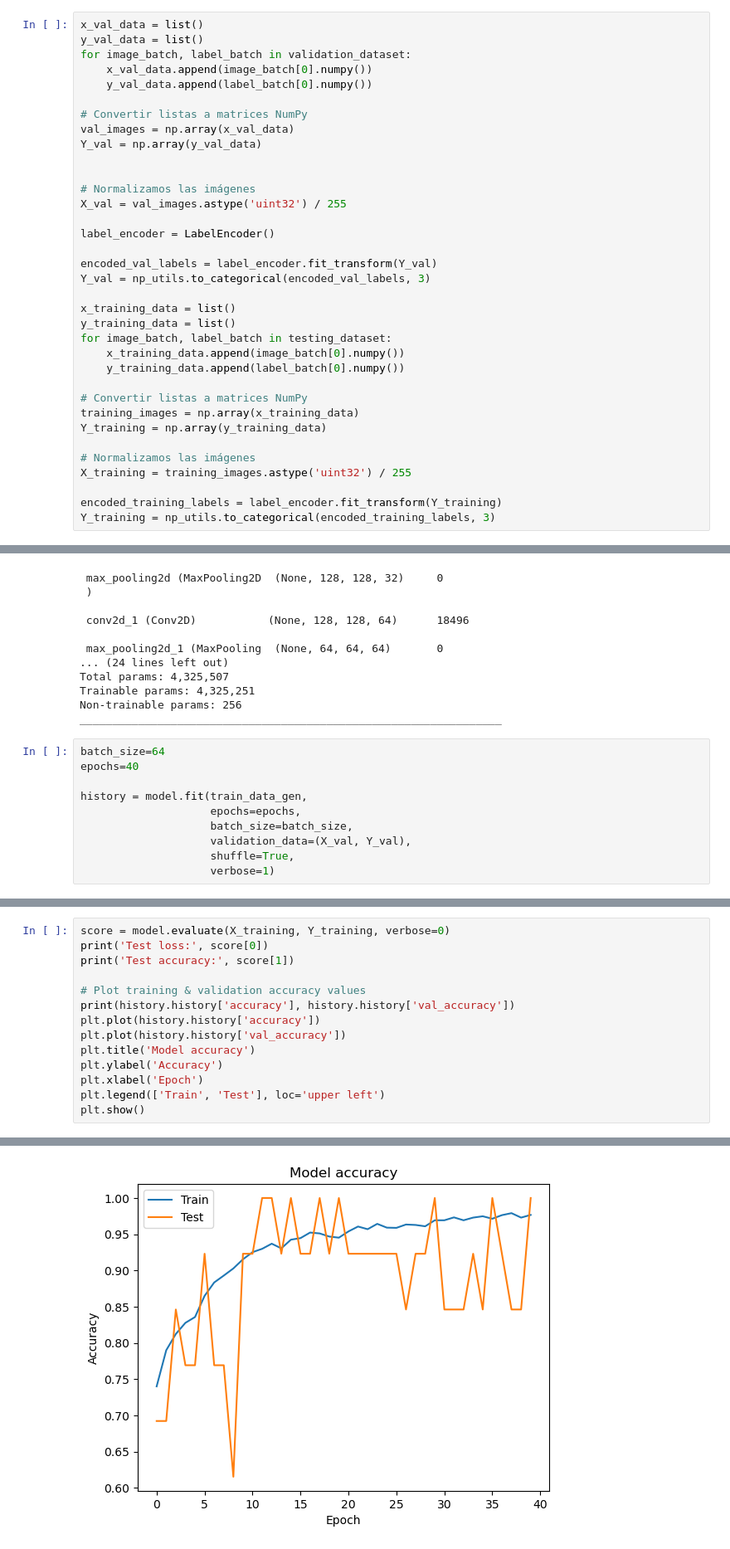
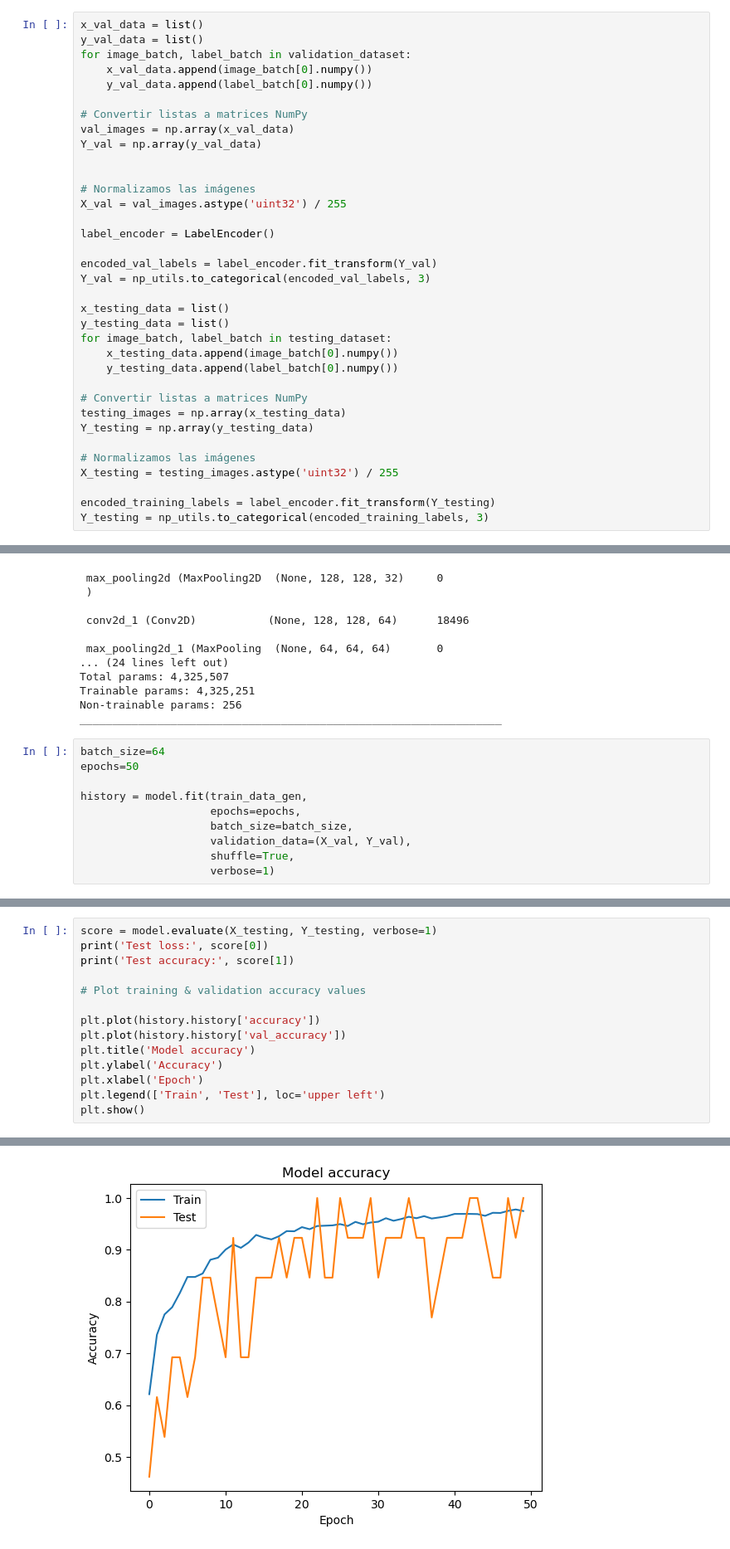
Before and after one commit to yabetancourt/potato-disease-CNN, a Jupyter notebook: potato_notebook.ipynb, the cells around one changed output, grey strips where cells are left out. Shown: that part at 83% size. Saved outputs shown, nothing was run; the diff lists cells and outputs as text.

```diff
--- a/potato_notebook.ipynb
+++ b/potato_notebook.ipynb
@@ -108,21 +108,21 @@ label_encoder = LabelEncoder()
 encoded_val_labels = label_encoder.fit_transform(Y_val)
 Y_val = np_utils.to_categorical(encoded_val_labels, 3)
 
-x_training_data = list()
-y_training_data = list()
+x_testing_data = list()
+y_testing_data = list()
 for image_batch, label_batch in testing_dataset:
-    x_training_data.append(image_batch[0].numpy())
-    y_training_data.append(label_batch[0].numpy())
+    x_testing_data.append(image_batch[0].numpy())
+    y_testing_data.append(label_batch[0].numpy())
 
 # Convertir listas a matrices NumPy
-training_images = np.array(x_training_data)
-Y_training = np.array(y_training_data)
+testing_images = np.array(x_testing_data)
+Y_testing = np.array(y_testing_data)
 
 # Normalizamos las imágenes
-X_training = training_images.astype('uint32') / 255
+X_testing = testing_images.astype('uint32') / 255
 
-encoded_training_labels = label_encoder.fit_transform(Y_training)
-Y_training = np_utils.to_categorical(encoded_training_labels, 3)
+encoded_training_labels = label_encoder.fit_transform(Y_testing)
+Y_testing = np_utils.to_categorical(encoded_training_labels, 3)
 # %%
 model = Sequential()
 
@@ -174,7 +174,7 @@ Non-trainable params: 256
 _________________________________________________________________
 # %%
 batch_size=64
-epochs=40
+epochs=50
 
 history = model.fit(train_data_gen,
                     epochs=epochs,
@@ -203,10 +203,10 @@ Epoch 40/40
 # %%
-score = model.evaluate(X_training, Y_training, verbose=0)
+score = model.evaluate(X_testing, Y_testing, verbose=1)
 print('Test loss:', score[0])
 print('Test accuracy:', score[1])
 
 # Plot training & validation accuracy values
-print(history.history['accuracy'], history.history['val_accuracy'])
+
 plt.plot(history.history['accuracy'])
 plt.plot(history.history['val_accuracy'])
 plt.title('Model accuracy')
@@ -221,3 +221,3 @@ Test accuracy: 1.0
-[figure, old version]
+[figure, new version]
 # %%
 for image_batch, label_batch in testing_dataset.take(5):
```
Also changed, not shown: parts of 4 cells of this notebook.
